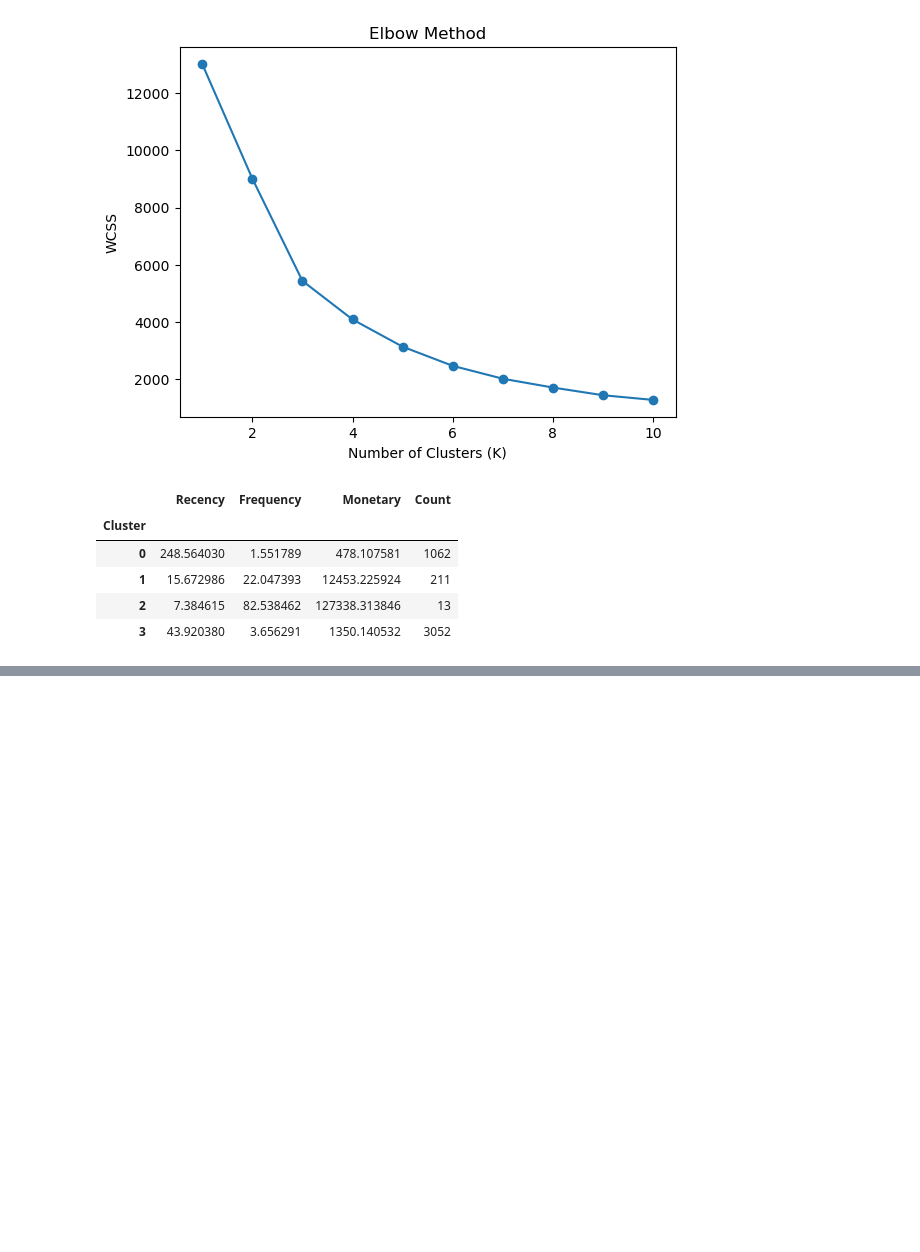
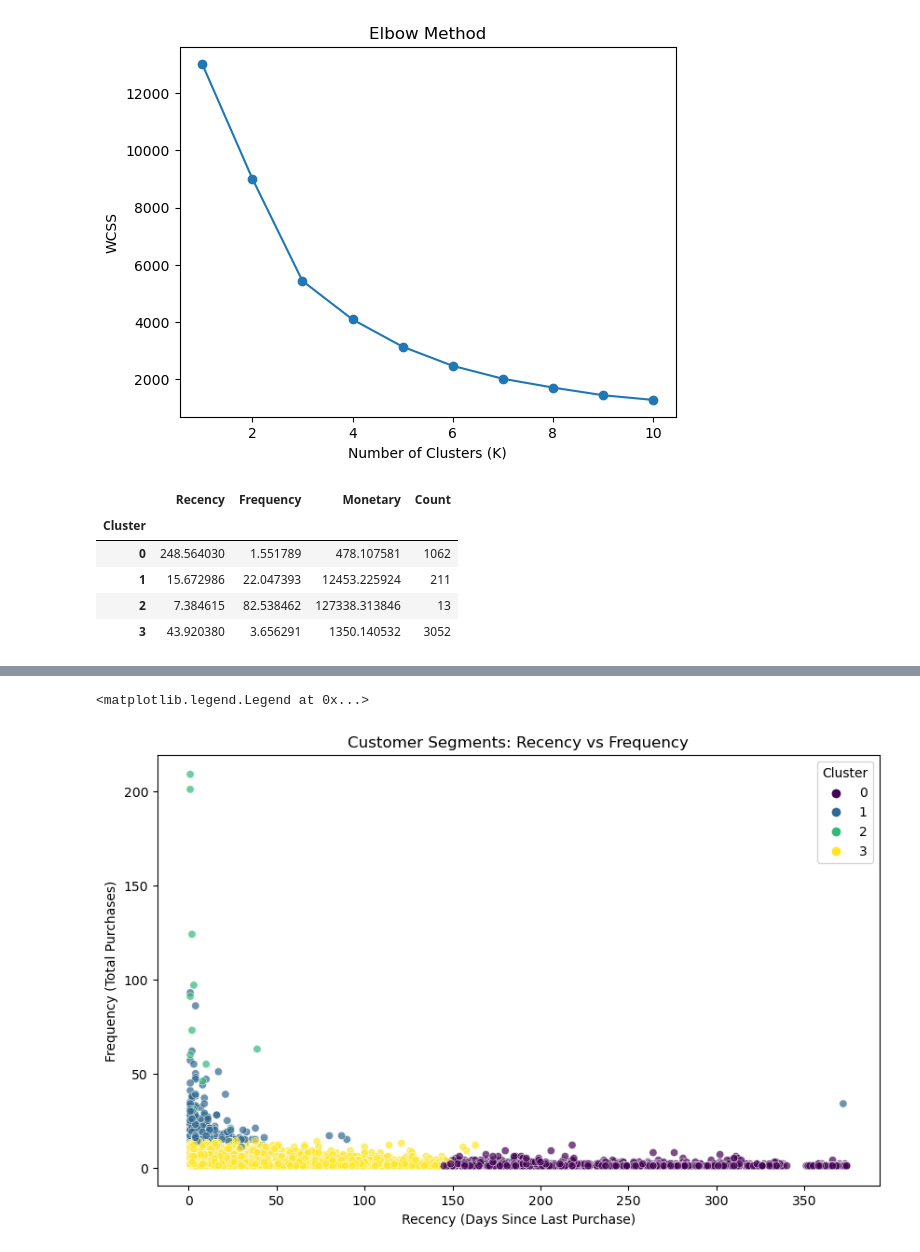
Before and after one commit to zeehayat/SalesDataAnalysis, a Jupyter notebook: Ecommerce Data Analysis.ipynb, the cells around one changed output, grey strips where cells are left out. Cells and saved outputs as stored; diff of their text form; code cells hidden in the pictures; blank space fills up the shorter version.

```diff
--- a/Ecommerce Data Analysis.ipynb
+++ b/Ecommerce Data Analysis.ipynb
@@ -458,0 +578,20 @@ Based on RFM values:
+# %%
+# ScatterPlot for Clusters
+import seaborn as sns
+import matplotlib.pyplot as plt
+
+plt.figure(figsize=(10,6))
+sns.scatterplot(data=rfm, x='Recency', y='Frequency', hue='Cluster', palette='viridis', alpha=0.7)
+plt.title('Customer Segments: Recency vs Frequency')
+plt.xlabel('Recency (Days Since Last Purchase)')
+plt.ylabel('Frequency (Total Purchases)')
+plt.legend(title='Cluster')
+
+## Interpretation:
+
+## Top Left: Frequent buyers with recent purchases (Loyal Customers & Best Customers).
+
+## Bottom Right: Customers who haven’t purchased in a long time (Churned Customers).
+# %% [output]
+<matplotlib.legend.Legend at 0x...>
+[figure, added]
```
Also changed, not shown: parts of 7 cells of this notebook, 3 other files.
